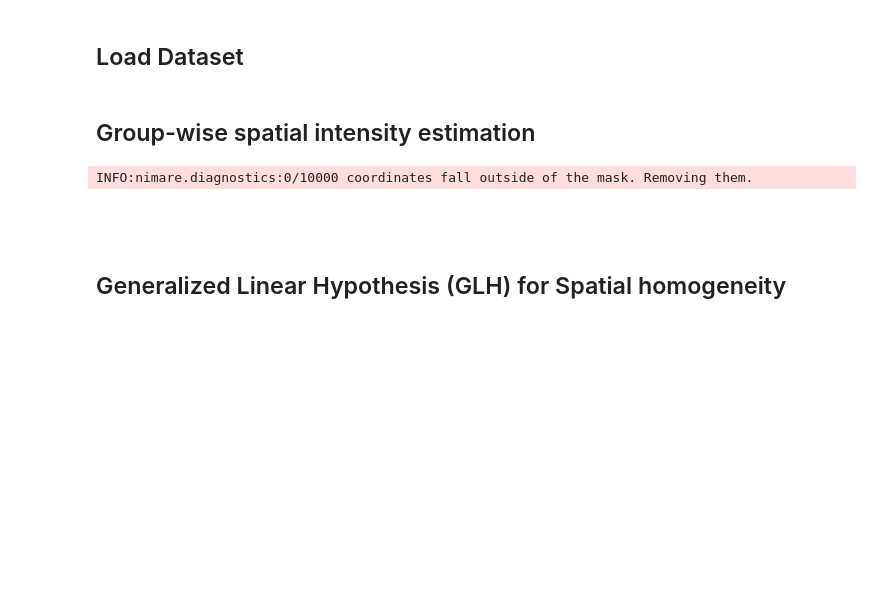
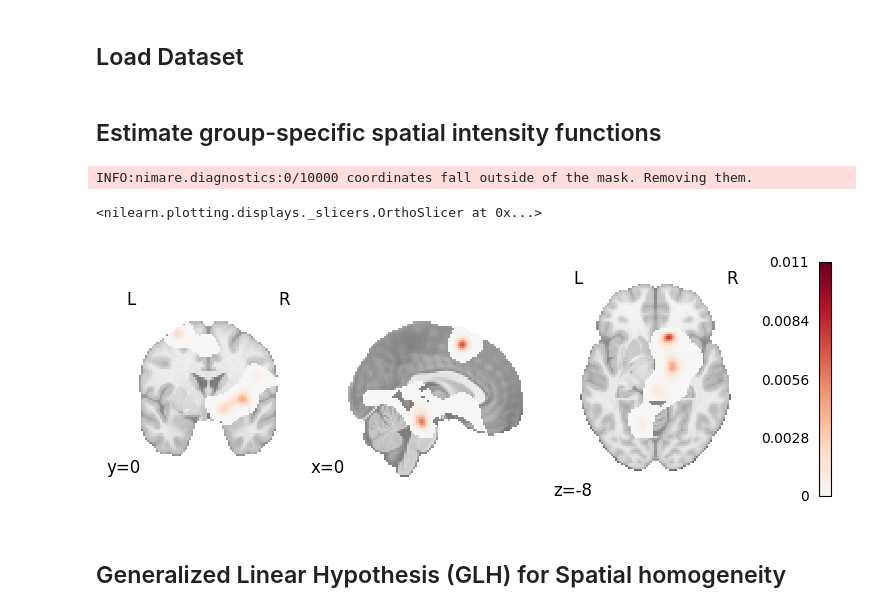
Before and after one commit to neurostuff/NiMARE, a Jupyter notebook: examples/02_meta-analyses/10_plot_cbmr.ipynb, the cells around one changed output. Drawn from its saved outputs; the diff is of its cells as text; code cells hidden in the pictures; blank space fills up the shorter version.

```diff
--- a/examples/02_meta-analyses/10_plot_cbmr.ipynb
+++ b/examples/02_meta-analyses/10_plot_cbmr.ipynb
@@ -39,19 +39,28 @@ mask_img = dset.masker.mask_img
 # %% [markdown]
-## Group-wise spatial intensity estimation
+## Estimate group-specific spatial intensity functions
 # %%
-cbmr = CBMREstimator(group_names=['diagnosis', 'drug_status'], moderators=['standardized_sample_sizes', 'standardized_avg_age'],
-                     spline_spacing=10, model='Poisson', penalty=False, lr=1e-1, tol=1, device='cuda')
+dset = standardize_field(dataset=dset, metadata=["sample_sizes", "avg_age"])
+cbmr = CBMREstimator(
+        group_categories=["diagnosis", "drug_status"],
+        moderators=["standardized_sample_sizes", "standardized_avg_age"],
+        spline_spacing=10,
+        model=models.PoissonEstimator,
+        penalty=False,
+        lr=1e-1,
+        tol=1,
+        device="cpu",
+    )
 cbmr_res = cbmr.fit(dataset=dset)
 plot_stat_map(
-    cbmr_res.get_map("Group_schizophrenia_No_Studywise_Spatial_Intensity"),
+    cbmr_res.get_map("Group_schizophrenia_Yes_Studywise_Spatial_Intensity"),
     cut_coords=[0, 0, -8],
     draw_cross=False,
     cmap="RdBu_r",
 )
 # %% [output]
 INFO:nimare.diagnostics:0/10000 coordinates fall outside of the mask. Removing them.
+<nilearn.plotting.displays._slicers.OrthoSlicer at 0x...>
+[figure, added]
-# %% [markdown]
-##
 # %% [markdown]
 ## Generalized Linear Hypothesis (GLH) for Spatial homogeneity
 # %%
```
Also changed, not shown: parts of 8 cells of this notebook, 4 other files.
